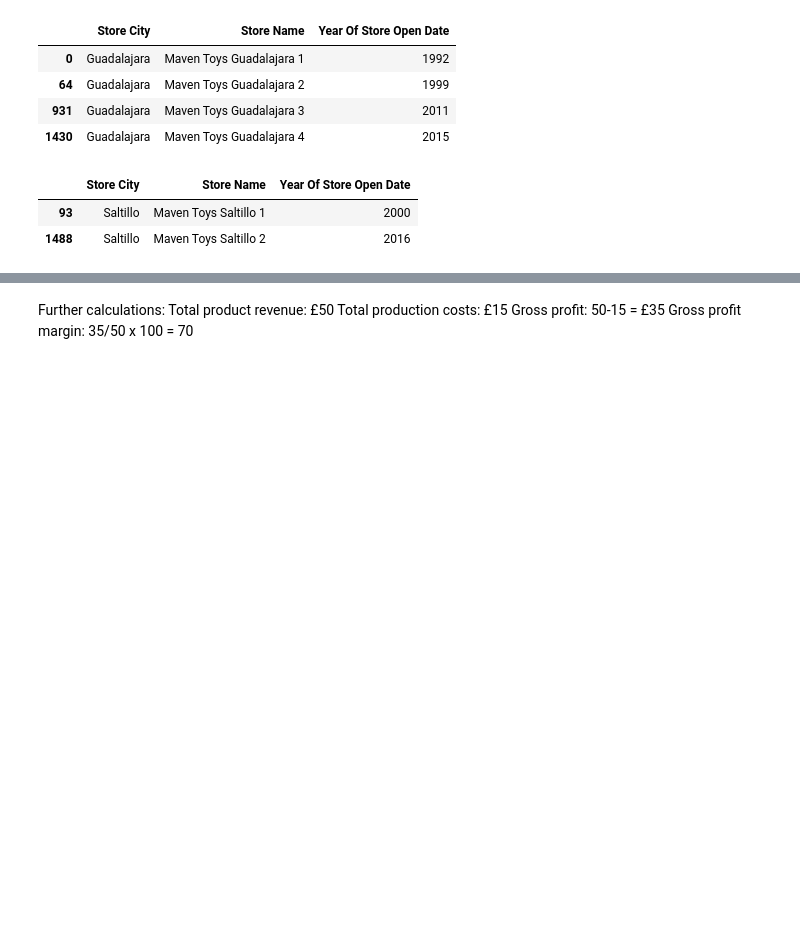
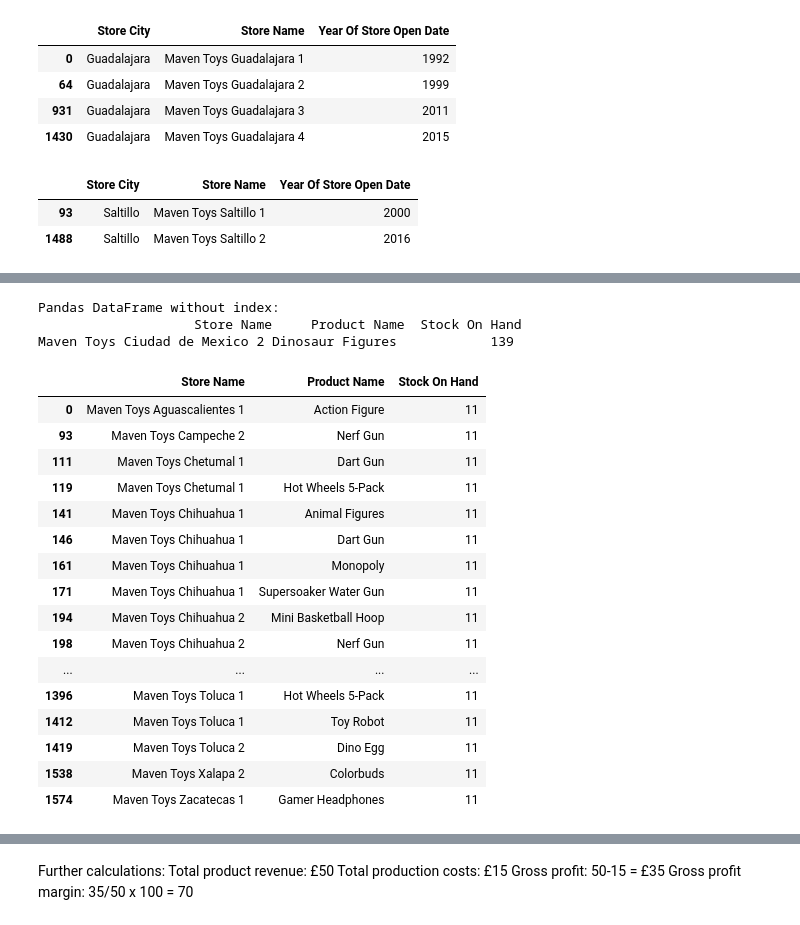
Before and after one commit to Lunczer93/Python_Project_2_Mexico_Toy_Sales, a Jupyter notebook: Python Project 2 Mexico Toy Sales.ipynb, the cells around one changed output, grey strips where cells are left out. Cells and saved outputs as stored; diff of their text form; code cells hidden in the pictures; blank space fills up the shorter version.

```diff
--- a/Python Project 2 Mexico Toy Sales.ipynb
+++ b/Python Project 2 Mexico Toy Sales.ipynb
@@ -918,4 +1143,27 @@ x2.groupby(['Year Of Store Open Date'])['Year Of Store Open Date'].count().to_fr
+# %%
+print("Pandas DataFrame without index:\n", MaxProduct.to_string(index=False))
+# %% [output]
+Pandas DataFrame without index:
+                    Store Name     Product Name  Stock On Hand
+Maven Toys Ciudad de Mexico 2 Dinosaur Figures            139
 # %%
-dfMergedLeftStoredAndProductToInventory['CurrentDate'] = pd.Timestamp.today().strftime("%Y-%m-%d")
--- using apply here !!
+MinProduct2
+# %% [output]
+|  | Store Name | Product Name | Stock On Hand |
+| 0 | Maven Toys Aguascalientes 1 | Action Figure | 11 |
+| 93 | Maven Toys Campeche 2 | Nerf Gun | 11 |
+| 111 | Maven Toys Chetumal 1 | Dart Gun | 11 |
+| 119 | Maven Toys Chetumal 1 | Hot Wheels 5-Pack | 11 |
+| 141 | Maven Toys Chihuahua 1 | Animal Figures | 11 |
+| 146 | Maven Toys Chihuahua 1 | Dart Gun | 11 |
+| 161 | Maven Toys Chihuahua 1 | Monopoly | 11 |
+| 171 | Maven Toys Chihuahua 1 | Supersoaker Water Gun | 11 |
+| 194 | Maven Toys Chihuahua 2 | Mini Basketball Hoop | 11 |
+| 198 | Maven Toys Chihuahua 2 | Nerf Gun | 11 |
+| ... | ... | ... | ... |
+| 1396 | Maven Toys Toluca 1 | Hot Wheels 5-Pack | 11 |
+| 1412 | Maven Toys Toluca 1 | Toy Robot | 11 |
+| 1419 | Maven Toys Toluca 2 | Dino Egg | 11 |
+| 1538 | Maven Toys Xalapa 2 | Colorbuds | 11 |
+| 1574 | Maven Toys Zacatecas 1 | Gamer Headphones | 11 |
 # %%
```
Also changed, not shown: parts of 24 cells of this notebook.
